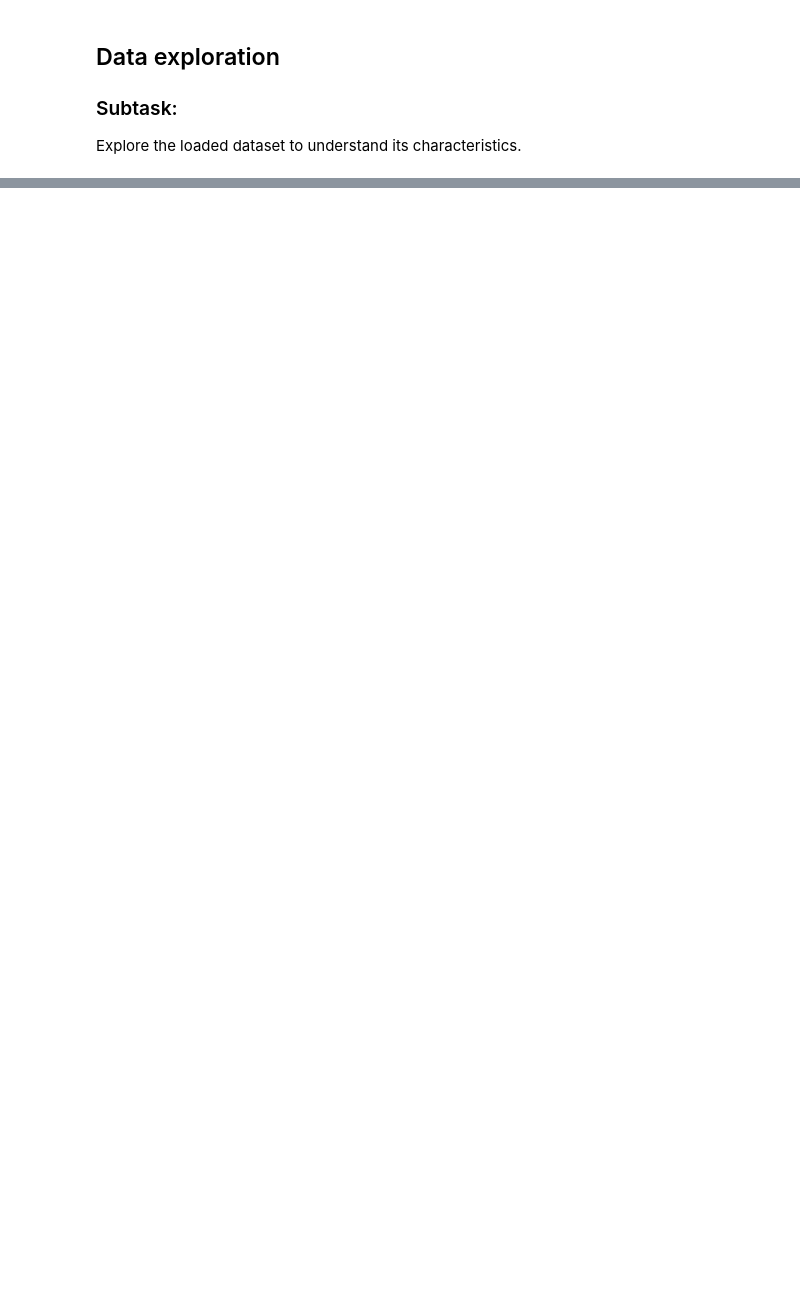
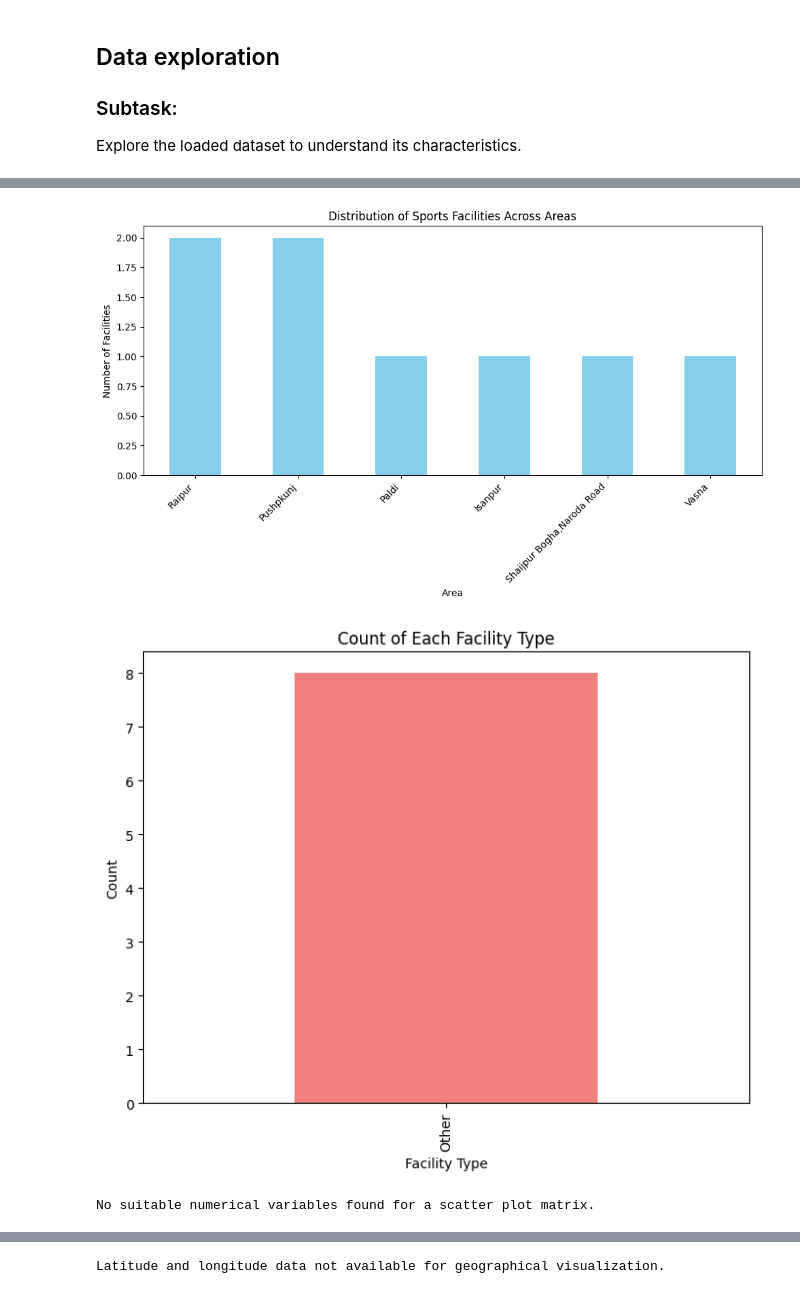
Before and after one commit to Ishita95-harvad/Sports_and_Recreation_Ahmedabad-Smart-City-Project-India-.ipynb, a Jupyter notebook: Sports_and_Recreation_Ahmedabad_Smart_City_Project_India_.ipynb, the cells around one changed output, grey strips where cells are left out. Drawn from its saved outputs; the diff is of its cells as text; code cells hidden in the pictures; blank space fills up the shorter version.

```diff
--- a/Sports_and_Recreation_Ahmedabad_Smart_City_Project_India_.ipynb
+++ b/Sports_and_Recreation_Ahmedabad_Smart_City_Project_India_.ipynb
@@ -709,0 +341,49 @@ FileUpload(value={}, accept='image/*', description='Upload')
+# %%
+import matplotlib.pyplot as plt
+import seaborn as sns
+
+# 1. Histogram for 'Area'
+plt.figure(figsize=(10, 6))
+df_cleaned['Area'].value_counts().plot(kind='bar', color='skyblue')
+plt.title('Distribution of Sports Facilities Across Areas')
+plt.xlabel('Area')
+plt.ylabel('Number of Facilities')
+plt.xticks(rotation=45, ha='right')
+plt.tight_layout()
+plt.show()
+
+# 2. Bar chart for 'FacilityType'
+plt.figure(figsize=(8, 6))
+df_cleaned['FacilityType'].value_counts().plot(kind='bar', color='lightcoral')
+plt.title('Count of Each Facility Type')
+plt.xlabel('Facility Type')
+plt.ylabel('Count')
+plt.show()
+
+# 3. Scatter plot matrix (skipped due to lack of suitable numerical variables)
+print("No suitable numerical variables found for a scatter plot matrix.")
+
+# 4. Bar chart for data type frequencies in 'Phone No. / Timings'
+plt.figure(figsize=(8, 6))
+df_cleaned['Phone No. / Timings'].apply(type).value_counts().plot(kind='bar', color='lightgreen')
+plt.title('Data Type Frequencies in Phone No. / Timings')
+plt.xlabel('Data Type')
+plt.ylabel('Frequency')
+plt.show()
+
+# 5. Geographical visualization (skipped due to lack of latitude/longitude)
+print("Latitude and longitude data not available for geographical visualization.")
+
+# 6. Additional visualization: 'Area' vs. 'FacilityType'
+plt.figure(figsize=(12, 6))
+sns.countplot(x='Area', hue='FacilityType', data=df_cleaned, palette="viridis")
+plt.title('Relationship between Area and Facility Type')
+plt.xlabel('Area')
+plt.ylabel('Count')
+plt.xticks(rotation=45, ha='right')
+plt.tight_layout()
+plt.show()
+# %% [output]
+[figure, added]
+[figure, added]
+No suitable numerical variables found for a scatter plot matrix.
@@ -709,0 +391 @@ FileUpload(value={}, accept='image/*', description='Upload')
+Latitude and longitude data not available for geographical visualization.
```
Also changed, not shown: parts of 50 cells of this notebook.
